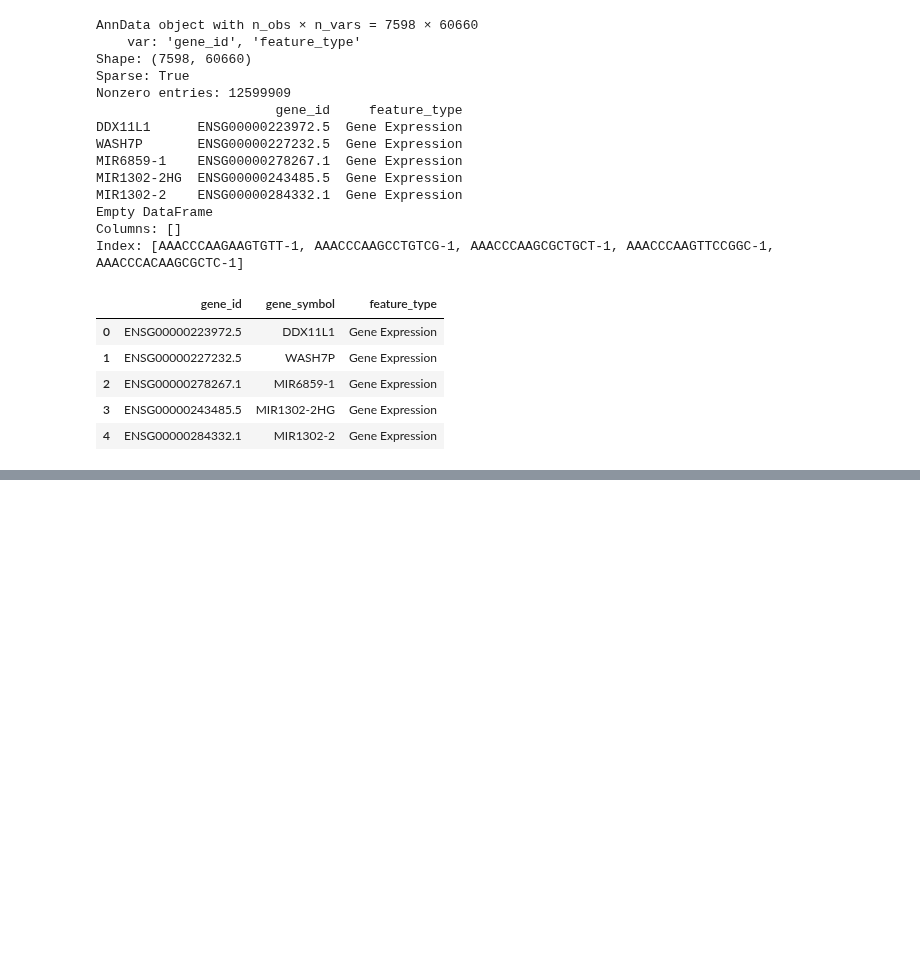
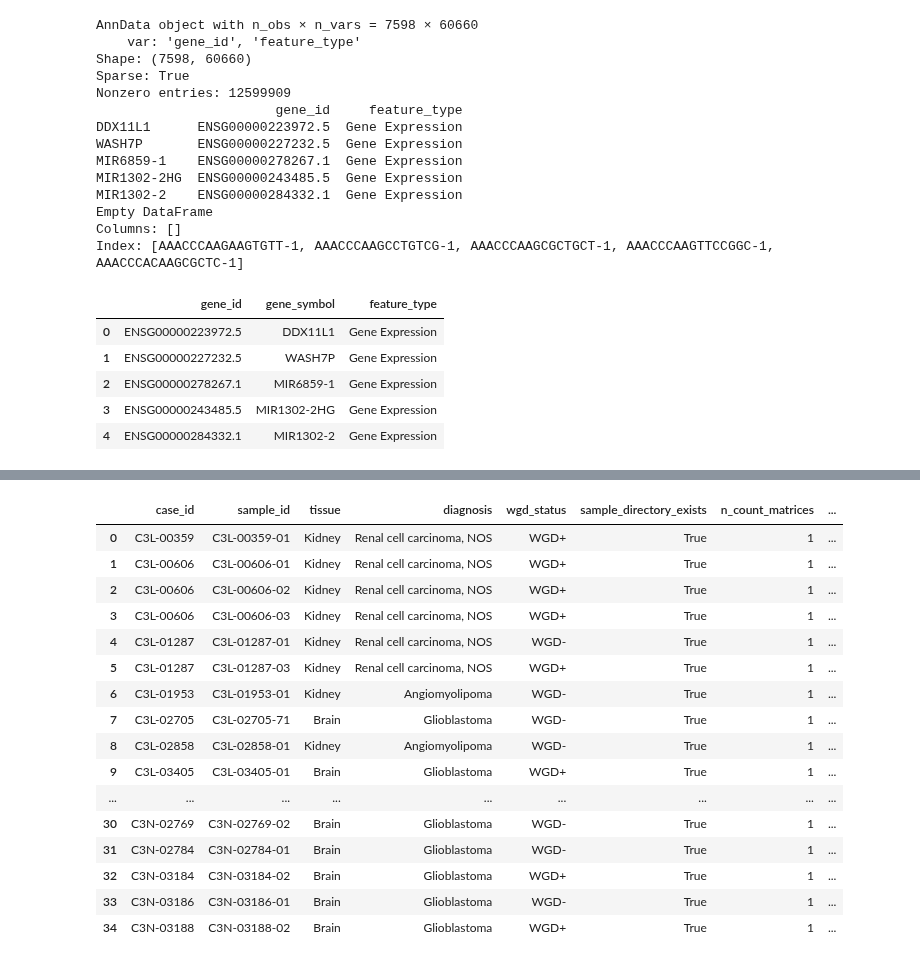
Before and after one commit to AkashPrasad2/scgpt-cna, a Jupyter notebook: notebooks/01-setup.ipynb, the cells around one changed output, grey strips where cells are left out. Saved outputs shown, nothing was run; the diff lists cells and outputs as text; code cells hidden in the pictures; blank space fills up the shorter version.

```diff
--- a/notebooks/01-setup.ipynb
+++ b/notebooks/01-setup.ipynb
@@ -117,3 +117,75 @@ features.head()
 | 2 | ENSG00000278267.1 | MIR6859-1 | Gene Expression |
 | 3 | ENSG00000243485.5 | MIR1302-2HG | Gene Expression |
 | 4 | ENSG00000284332.1 | MIR1302-2 | Gene Expression |
+# %%
+from pathlib import Path
+import pandas as pd
+
+BASE = Path(
+    "/home/akash1/projects/rrg-tperkins/dgladish/Projects/MSc/"
+    "benchmarking_spatial_scale"
+)
+md = pd.read_csv(BASE / "metadata/sample_md.tsv", sep="\t")
+
+diagnosis = "diagnoses.0.primary_diagnosis"
+
+print("Metadata samples:", md["sample_id"].nunique())
+print("Metadata cases:", md["case_id"].nunique())
+assert md["sample_id"].is_unique
+
+# Tissue / diagnosis composition, including numbers of distinct cases.
+composition = (
+    md.groupby(["primary_site", diagnosis], dropna=False)
+    .agg(
+        n_samples=("sample_id", "nunique"),
+        n_cases=("case_id", "nunique"),
+    )
+    .reset_index()
+)
+display(composition)
+
+# One row per person: which specimens and WGD labels are available?
+cases = (
+    md.groupby("case_id", sort=True)
+    .agg(
+        tissue=("primary_site", lambda x: ", ".join(sorted(set(x.dropna())))),
+        diagnosis=(diagnosis, lambda x: "; ".join(sorted(set(x.dropna())))),
+        n_samples=("sample_id", "nunique"),
+        sample_ids=("sample_id", lambda x: ", ".join(sorted(x))),
+        wgd_labels=("wgd_status", lambda x: ", ".join(sorted(set(x.dropna())))),
+    )
+    .reset_index()
+)
+display(cases)
+
+# Check expected file locations without reading the large matrices.
+availability = []
+
+for _, row in md.iterrows():
+    sample_dir = (
+        BASE / "GDC-data" / row["case_id"] / row["sample_id"]
+    )
+
+    availability.append({
+        "case_id": row["case_id"],
+        "sample_id": row["sample_id"],
+        "tissue": row["primary_site"],
+        "diagnosis": row[diagnosis],
+        "wgd_status": row["wgd_status"],
+        "sample_directory_exists": sample_dir.is_dir(),
+        "n_count_matrices": len(list(sample_dir.glob(
+            "single_cell/*/qc_filtered_bc_feature_matrix/matrix.mtx*"
+        ))),
+        "n_wgs_segment_files": len(list(sample_dir.glob(
+            "ground_truth/*/*.seg.txt"
+        ))),
+        "n_copykat_prediction_files": len(list(sample_dir.glob(
+            "single_cell/*/copykatOUT/*prediction*.txt"
+        ))),
+    })
+
+sample_overview = pd.DataFrame(availability)
+display(sample_overview)
+
+print("File counts are location checks, not validation of their contents.")
+# %% [output]
@@ -119,0 +217,17 @@ features.head()
+|  | case_id | sample_id | tissue | diagnosis | wgd_status | sample_directory_exists | n_count_matrices | ... |
+| 0 | C3L-00359 | C3L-00359-01 | Kidney | Renal cell carcinoma, NOS | WGD+ | True | 1 | ... |
+| 1 | C3L-00606 | C3L-00606-01 | Kidney | Renal cell carcinoma, NOS | WGD+ | True | 1 | ... |
+| 2 | C3L-00606 | C3L-00606-02 | Kidney | Renal cell carcinoma, NOS | WGD+ | True | 1 | ... |
+| 3 | C3L-00606 | C3L-00606-03 | Kidney | Renal cell carcinoma, NOS | WGD+ | True | 1 | ... |
+| 4 | C3L-01287 | C3L-01287-01 | Kidney | Renal cell carcinoma, NOS | WGD- | True | 1 | ... |
+| 5 | C3L-01287 | C3L-01287-03 | Kidney | Renal cell carcinoma, NOS | WGD+ | True | 1 | ... |
+| 6 | C3L-01953 | C3L-01953-01 | Kidney | Angiomyolipoma | WGD- | True | 1 | ... |
+| 7 | C3L-02705 | C3L-02705-71 | Brain | Glioblastoma | WGD- | True | 1 | ... |
+| 8 | C3L-02858 | C3L-02858-01 | Kidney | Angiomyolipoma | WGD- | True | 1 | ... |
+| 9 | C3L-03405 | C3L-03405-01 | Brain | Glioblastoma | WGD+ | True | 1 | ... |
+| ... | ... | ... | ... | ... | ... | ... | ... | ... |
+| 30 | C3N-02769 | C3N-02769-02 | Brain | Glioblastoma | WGD- | True | 1 | ... |
+| 31 | C3N-02784 | C3N-02784-01 | Brain | Glioblastoma | WGD- | True | 1 | ... |
+| 32 | C3N-03184 | C3N-03184-02 | Brain | Glioblastoma | WGD+ | True | 1 | ... |
+| 33 | C3N-03186 | C3N-03186-01 | Brain | Glioblastoma | WGD- | True | 1 | ... |
+| 34 | C3N-03188 | C3N-03188-02 | Brain | Glioblastoma | WGD+ | True | 1 | ... |
```
Also changed, not shown: parts of 2 cells of this notebook, 3 other files.
